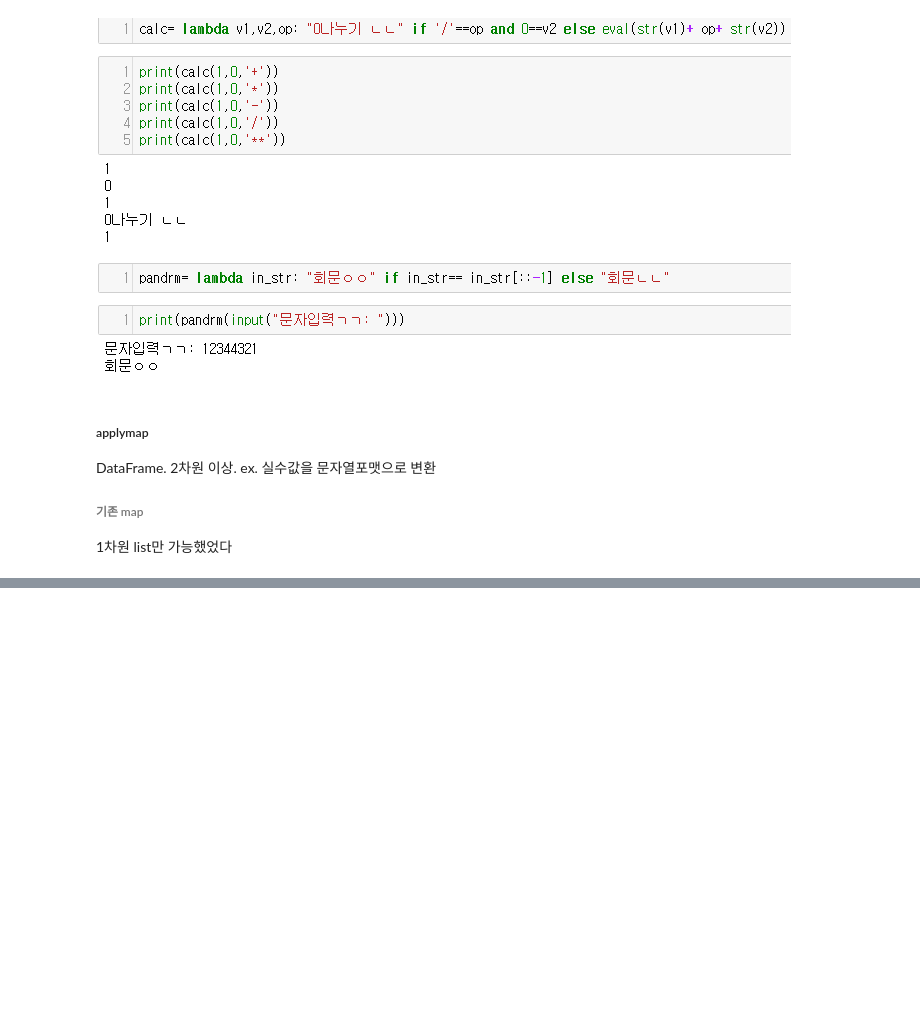
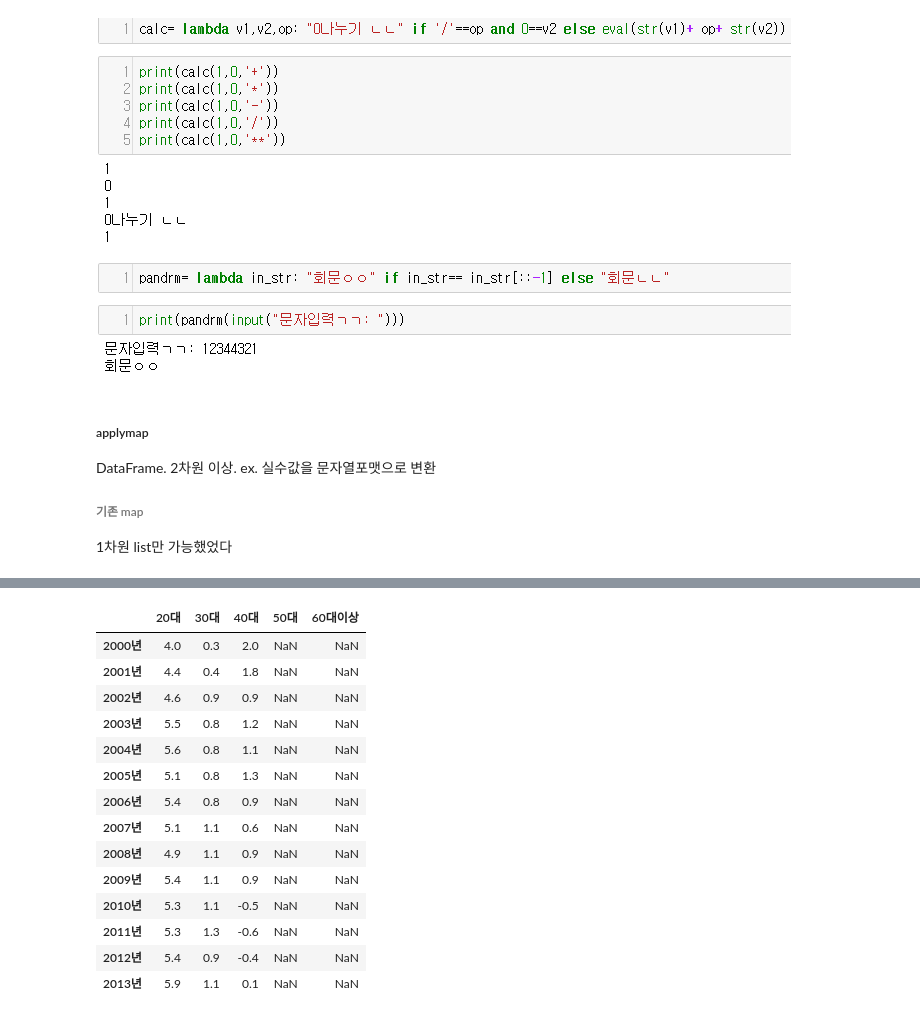
Before and after one commit to firstock/dataAnal_py_basic, a Jupyter notebook: popularPkg/XXpandas_is_unique_reindex_fill_select_sort_rank.ipynb, the cells around one changed output, grey strips where cells are left out. Drawn from its saved outputs; the diff is of its cells as text; code cells hidden in the pictures; blank space fills up the shorter version.

```diff
--- a/popularPkg/XXpandas_is_unique_reindex_fill_select_sort_rank.ipynb
+++ b/popularPkg/XXpandas_is_unique_reindex_fill_select_sort_rank.ipynb
@@ -101,0 +176,19 @@ DataFrame. 2차원 이상. ex. 실수값을 문자열포맷으로 변환
+# %%
+#20대-40대, 30대-50대, 40대-60대이상
+df.diff(-2,1)#.dropna(1)
+# %% [output]
+|  | 20대 | 30대 | 40대 | 50대 | 60대이상 |
+| 2000년 | 4.0 | 0.3 | 2.0 | NaN | NaN |
+| 2001년 | 4.4 | 0.4 | 1.8 | NaN | NaN |
+| 2002년 | 4.6 | 0.9 | 0.9 | NaN | NaN |
+| 2003년 | 5.5 | 0.8 | 1.2 | NaN | NaN |
+| 2004년 | 5.6 | 0.8 | 1.1 | NaN | NaN |
+| 2005년 | 5.1 | 0.8 | 1.3 | NaN | NaN |
+| 2006년 | 5.4 | 0.8 | 0.9 | NaN | NaN |
+| 2007년 | 5.1 | 1.1 | 0.6 | NaN | NaN |
+| 2008년 | 4.9 | 1.1 | 0.9 | NaN | NaN |
+| 2009년 | 5.4 | 1.1 | 0.9 | NaN | NaN |
+| 2010년 | 5.3 | 1.1 | -0.5 | NaN | NaN |
+| 2011년 | 5.3 | 1.3 | -0.6 | NaN | NaN |
+| 2012년 | 5.4 | 0.9 | -0.4 | NaN | NaN |
+| 2013년 | 5.9 | 1.1 | 0.1 | NaN | NaN |
```
Also changed, not shown: parts of 26 cells of this notebook.
